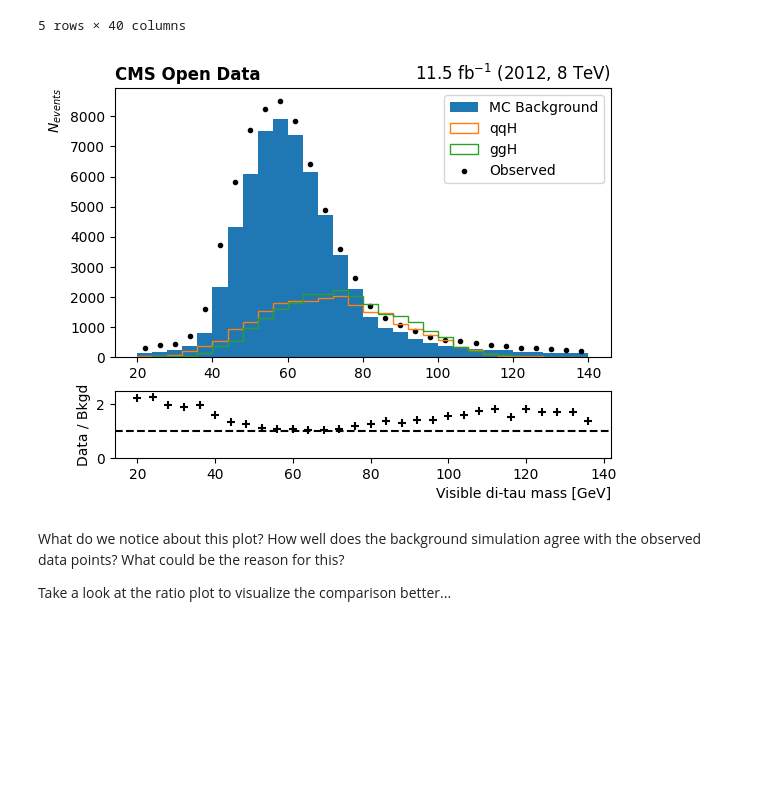
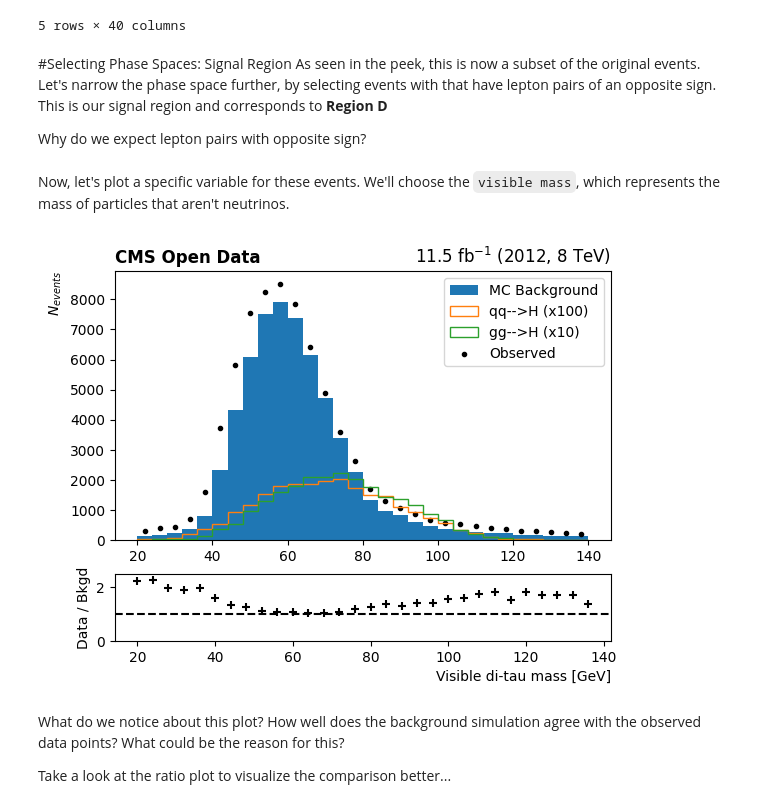
Before and after one commit to jamesnatoli/ABCD_Exercise_HTT, a Jupyter notebook: HTT_ABCD_2012OpenData.ipynb, the cells around one changed output. Drawn from its saved outputs; the diff is of its cells as text; code cells hidden in the pictures; blank space fills up the shorter version.

```diff
--- a/HTT_ABCD_2012OpenData.ipynb
+++ b/HTT_ABCD_2012OpenData.ipynb
@@ -66,8 +106,8 @@ events = events[ # Split up the Drell-Yan sample in to ZLL and ZTT
 
 # Now select isolated events
 iso_events = events[
-    (events['mt_1'] < 30) & # Muon transverse mass cut for W+jets suppression
-    (events['iso_1'] < 0.1) # Require isolated muon for signal region
+    (events['iso_1'] < 0.1) & # Require isolated muon for signal region
+    (events['mt_1'] < 30) # Muon transverse mass cut for W+jets suppression
     ]
 
 # let's take another peak now...
@@ -80,4 +120,9 @@ iso_events.head()
 | 47 | 47 | 1 | 25 | 28.043259 | 1.359530 | 3.002496 | 0.105658 | 0.028013 | 1 | 2.420709 | ... | ... |
 | 62 | 62 | 0 | 5 | 51.222710 | -0.221325 | -2.377358 | 0.105658 | 0.000000 | -1 | 15.276152 | ... | ... |
 5 rows × 40 columns
+# %% [markdown]
+#Selecting Phase Spaces: Signal Region
+As seen in the peek, this is now a subset of the original events. Let's narrow the phase space further, by selecting events with that have lepton pairs of an opposite sign. This is our signal region and corresponds to **Region D**
+
+Why do we expect lepton pairs with opposite sign?
 # %%
@@ -85,5 +130,7 @@ SS_events = iso_events[
     iso_events['q_1']*iso_events['q_2'] < 0
 ]
+# %% [markdown]
+Now, let's plot a specific variable for these events. We'll choose the `visible mass`, which represents the mass of particles that aren't neutrinos.
 # %%
 # Import the necessary modules
 import matplotlib.pyplot as plt
@@ -95,42 +142,42 @@ data        = ['dataRunB', 'dataRunC']
 
 # Create 2 plots
 fig, (ax1, ax2) = plt.subplots( nrows=2, height_ratios=[4,1])
 
 # Plot Monte Carlo (MC) Backgrounds
-bkgdcounts, bins, patches = ax1.hist( SS_events[SS_events['label'].isin(backgrounds)]['m_vis'],
-                                     bins=30, range=[20, 140], weights=SS_events[SS_events['label'].isin(backgrounds)]['weight'], label='MC Background')
+bkgdcounts, bins, patches = ax1.hist( OS_events[OS_events['label'].isin(backgrounds)]['m_vis'],
+                                     bins=30, range=[20, 140], weights=OS_events[OS_events['label'].isin(backgrounds)]['weight'], label='MC Background')
 
-# Plot Signals
-qqHcounts, bins, patches = ax1.hist( SS_events[SS_events['label']=='qqH']['m_vis'],
-                                    bins=30, range=[20, 140], weights=SS_events[SS_events['label']=='qqH']['weight']*100, histtype='step', label='qqH')
-ggHcounts, bins, patches = ax1.hist( SS_events[SS_events['label']=='ggH']['m_vis'],
-                                    bins=30, range=[20, 140], weights=SS_events[SS_events['label']=='ggH']['weight']*10, histtype='step', label='ggH')
+# Plot Signals, mostly for fun
+qqHcounts, bins, patches = ax1.hist( OS_events[OS_events['label']=='qqH']['m_vis'],
+                                    bins=30, range=[20, 140], weights=OS_events[OS_events['label']=='qqH']['weight']*100, histtype='step', label='qq-->H (x100)')
+ggHcounts, bins, patches = ax1.hist( OS_events[OS_events['label']=='ggH']['m_vis'],
+                                    bins=30, range=[20, 140], weights=OS_events[OS_events['label']=='ggH']['weight']*10, histtype='step', label='gg-->H (x10)')
 
 # Plot Data
-datacounts, bins = np.histogram( SS_events[SS_events['label'].isin(data)]['m_vis'], bins=30, range=[20, 140])
+datacounts, bins = np.histogram( OS_events[OS_events['label'].isin(data)]['m_vis'], bins=30, range=[20, 140])
 ax1.scatter(bins[:-1]+ 0.5*(bins[1:] - bins[:-1]), datacounts, marker='.', color='black', label='Observed')
 
 # Name the axis and give the title
 # ax1.set_xlabel('Visible di-tau mass [GeV]', loc='right')
 ax1.set_ylabel(r'$N_{events}$', loc='top')
 ax1.set_title('CMS Open Data', fontweight='bold', loc='left')
 ax1.set_title(r'11.5 fb$^{-1}$ (2012, 8 TeV)', loc='right')
 
 # Now add a legend
 ax1.legend()
 
 # Add a Ratio Plot
 ax2.scatter(bins[:-1], datacounts / bkgdcounts, marker='+', color='black')
 ax2.axhline(1.0, linestyle='--', color='black')
 
 ax2.set_xlabel('Visible di-tau mass [GeV]', loc='right')
 ax2.set_ylabel('Data / Bkgd')
 ax2.set_ylim( [0, 2.5])
 
 # Show the plots now...
 plt.show()
 # %% [output]
-[figure, old version]
+[figure, new version]
 # %% [markdown]
 What do we notice about this plot? How well does the background simulation agree with the observed data points? What could be the reason for this?
 
```
Also changed, not shown: parts of 22 cells of this notebook.
